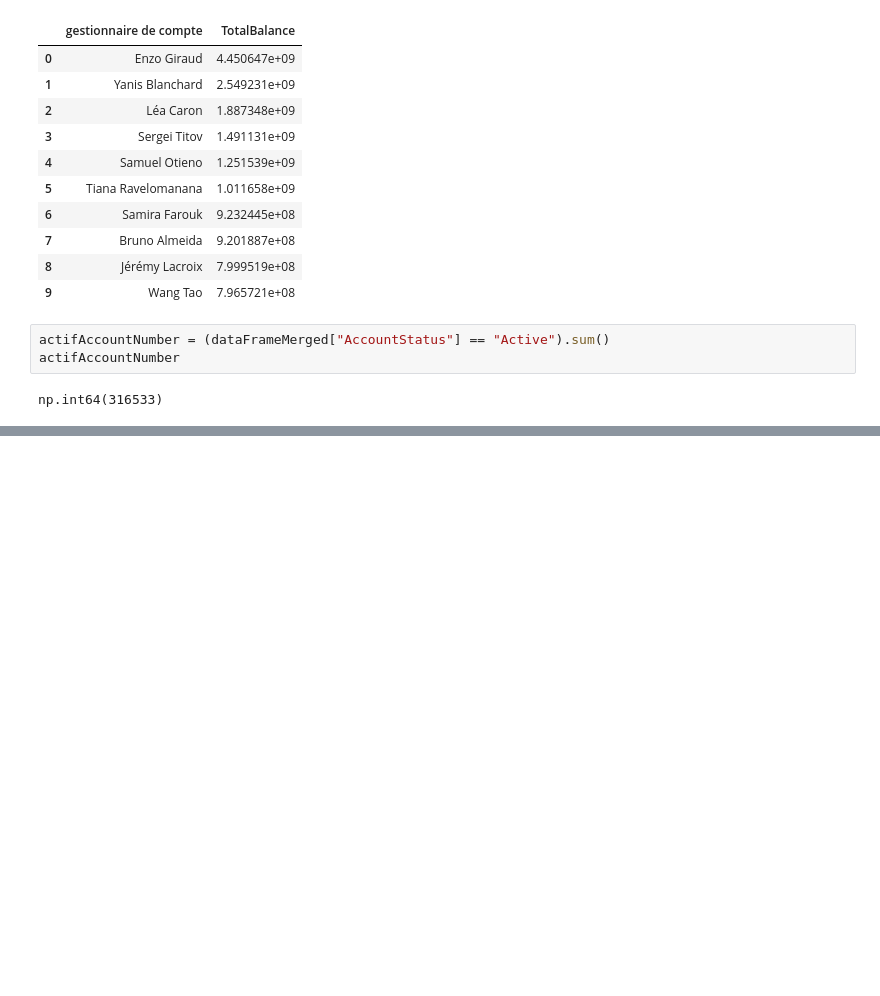
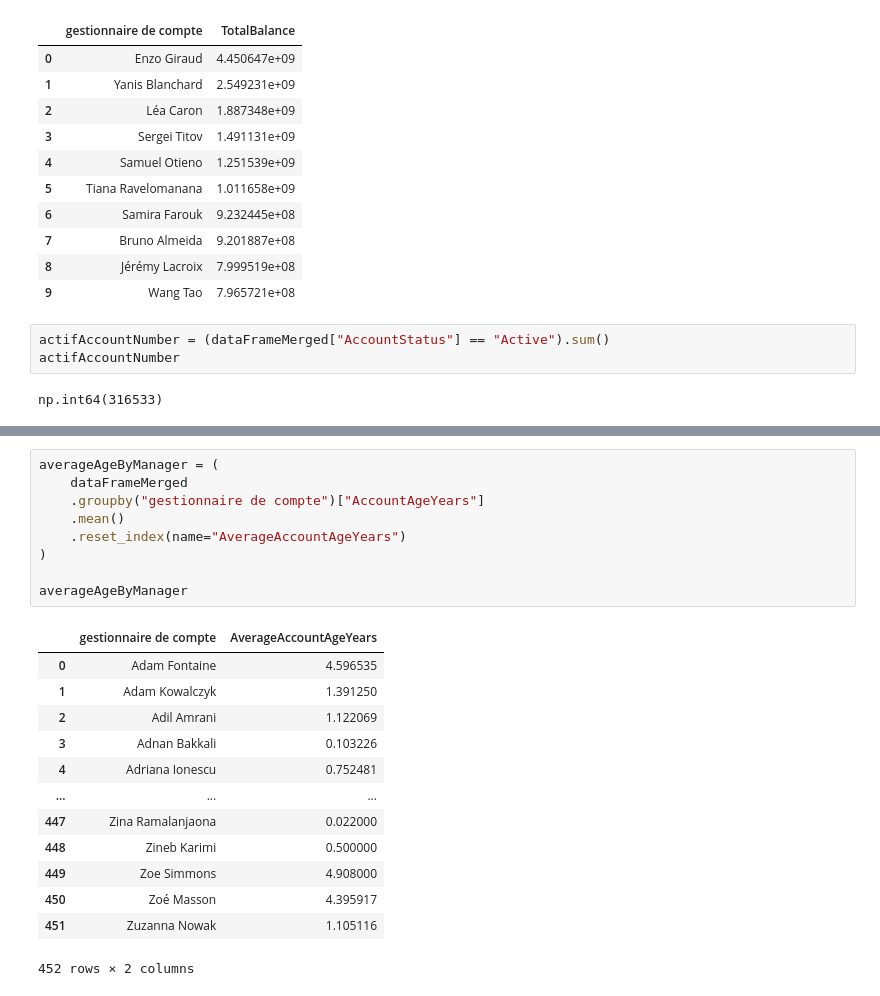
Before and after one commit to Dera2Salles/ETL, a Jupyter notebook: python-script.ipynb, the cells around one changed output, grey strips where cells are left out. Cells and saved outputs as stored; diff of their text form; blank space fills up the shorter version.

```diff
--- a/python-script.ipynb
+++ b/python-script.ipynb
@@ -176,0 +280,23 @@ np.int64(316533)
+# %%
+averageAgeByManager = (
+    dataFrameMerged
+    .groupby("gestionnaire de compte")["AccountAgeYears"]
+    .mean()
+    .reset_index(name="AverageAccountAgeYears")
+)
+
+averageAgeByManager
+# %% [output]
+|  | gestionnaire de compte | AverageAccountAgeYears |
+| 0 | Adam Fontaine | 4.596535 |
+| 1 | Adam Kowalczyk | 1.391250 |
+| 2 | Adil Amrani | 1.122069 |
+| 3 | Adnan Bakkali | 0.103226 |
+| 4 | Adriana Ionescu | 0.752481 |
+| ... | ... | ... |
+| 447 | Zina Ramalanjaona | 0.022000 |
+| 448 | Zineb Karimi | 0.500000 |
+| 449 | Zoe Simmons | 4.908000 |
+| 450 | Zoé Masson | 4.395917 |
+| 451 | Zuzanna Nowak | 1.105116 |
+452 rows × 2 columns
```
Also changed, not shown: parts of 5 cells of this notebook, 1 other file.
